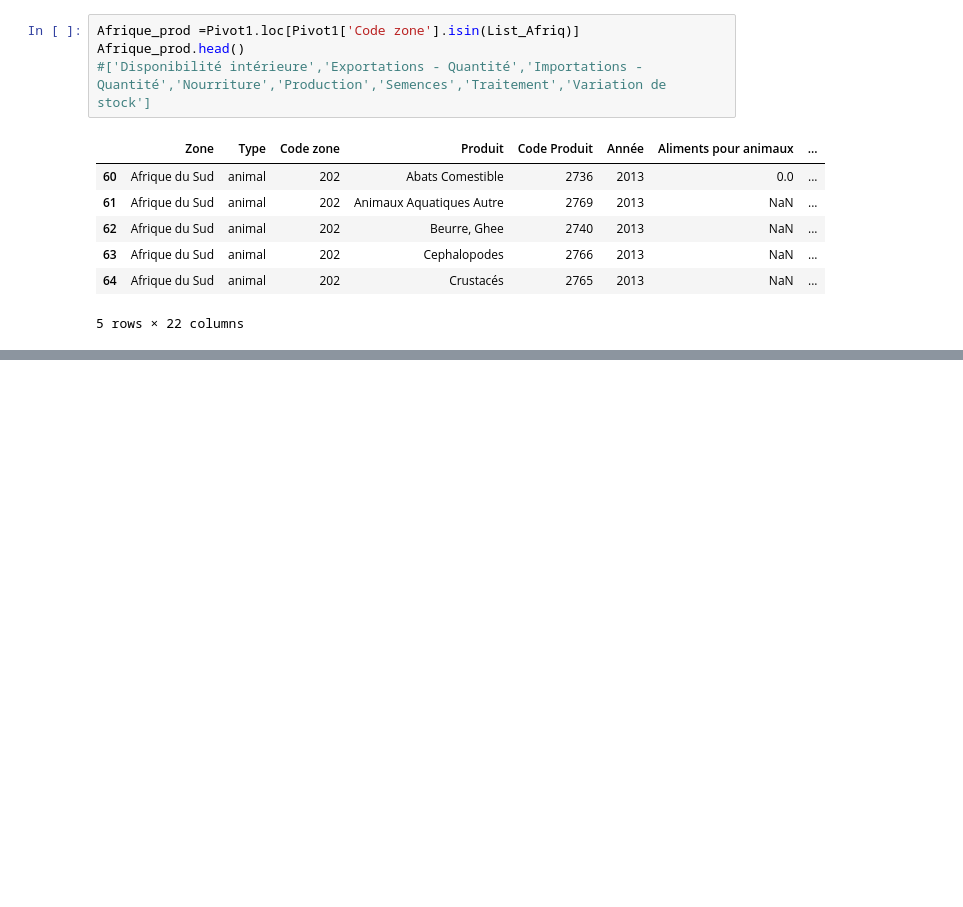
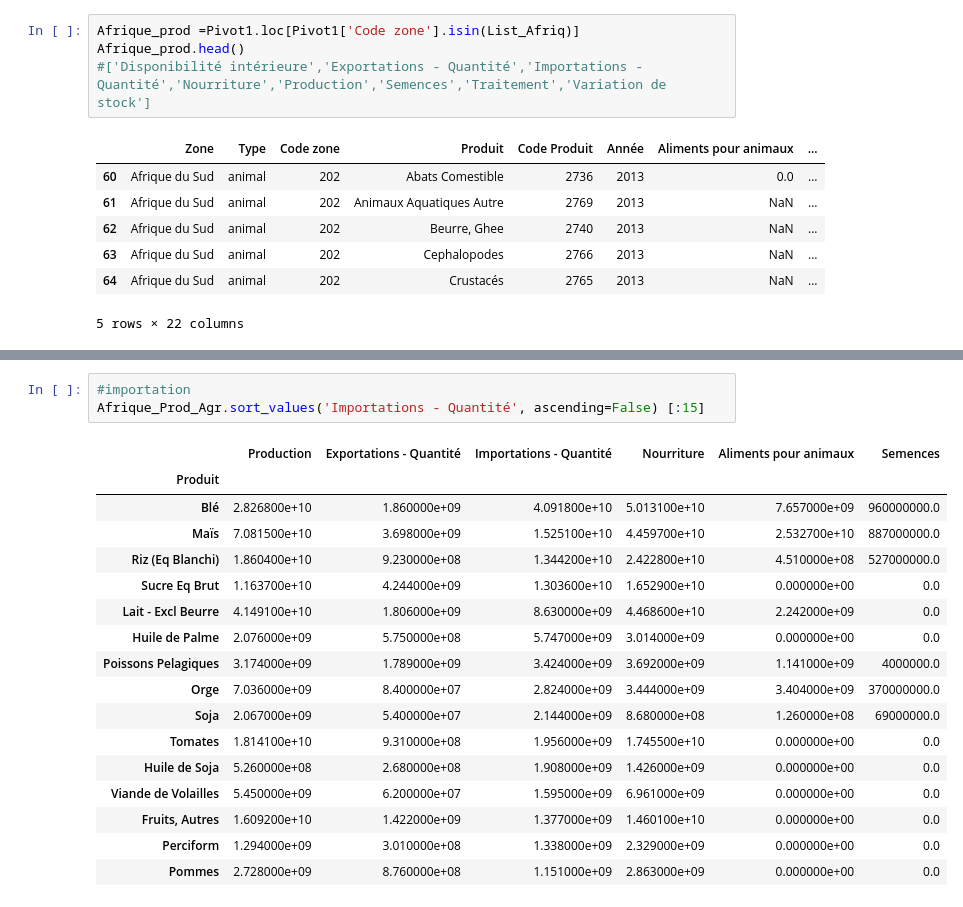
Before and after one commit to fxglfr/R-alisez-une-tude-de-sant-publique, a Jupyter notebook: Projet3_brouillon.ipynb, the cells around one changed output, grey strips where cells are left out. Cells and saved outputs as stored; diff of their text form; blank space fills up the shorter version.

```diff
--- a/Projet3_brouillon.ipynb
+++ b/Projet3_brouillon.ipynb
@@ -1595,0 +1632,21 @@ Afrique_Prod_Agr
+# %%
+#importation
+Afrique_Prod_Agr.sort_values('Importations - Quantité', ascending=False) [:15]
+# %% [output]
+|  | Production | Exportations - Quantité | Importations - Quantité | Nourriture | Aliments pour animaux | Semences |
+| Produit |  |  |  |  |  |  |
+| Blé | 2.826800e+10 | 1.860000e+09 | 4.091800e+10 | 5.013100e+10 | 7.657000e+09 | 960000000.0 |
+| Maïs | 7.081500e+10 | 3.698000e+09 | 1.525100e+10 | 4.459700e+10 | 2.532700e+10 | 887000000.0 |
+| Riz (Eq Blanchi) | 1.860400e+10 | 9.230000e+08 | 1.344200e+10 | 2.422800e+10 | 4.510000e+08 | 527000000.0 |
+| Sucre Eq Brut | 1.163700e+10 | 4.244000e+09 | 1.303600e+10 | 1.652900e+10 | 0.000000e+00 | 0.0 |
+| Lait - Excl Beurre | 4.149100e+10 | 1.806000e+09 | 8.630000e+09 | 4.468600e+10 | 2.242000e+09 | 0.0 |
+| Huile de Palme | 2.076000e+09 | 5.750000e+08 | 5.747000e+09 | 3.014000e+09 | 0.000000e+00 | 0.0 |
+| Poissons Pelagiques | 3.174000e+09 | 1.789000e+09 | 3.424000e+09 | 3.692000e+09 | 1.141000e+09 | 4000000.0 |
+| Orge | 7.036000e+09 | 8.400000e+07 | 2.824000e+09 | 3.444000e+09 | 3.404000e+09 | 370000000.0 |
+| Soja | 2.067000e+09 | 5.400000e+07 | 2.144000e+09 | 8.680000e+08 | 1.260000e+08 | 69000000.0 |
+| Tomates | 1.814100e+10 | 9.310000e+08 | 1.956000e+09 | 1.745500e+10 | 0.000000e+00 | 0.0 |
+| Huile de Soja | 5.260000e+08 | 2.680000e+08 | 1.908000e+09 | 1.426000e+09 | 0.000000e+00 | 0.0 |
+| Viande de Volailles | 5.450000e+09 | 6.200000e+07 | 1.595000e+09 | 6.961000e+09 | 0.000000e+00 | 0.0 |
+| Fruits, Autres | 1.609200e+10 | 1.422000e+09 | 1.377000e+09 | 1.460100e+10 | 0.000000e+00 | 0.0 |
+| Perciform | 1.294000e+09 | 3.010000e+08 | 1.338000e+09 | 2.329000e+09 | 0.000000e+00 | 0.0 |
+| Pommes | 2.728000e+09 | 8.760000e+08 | 1.151000e+09 | 2.863000e+09 | 0.000000e+00 | 0.0 |
```
Also changed, not shown: parts of 7 cells of this notebook.
